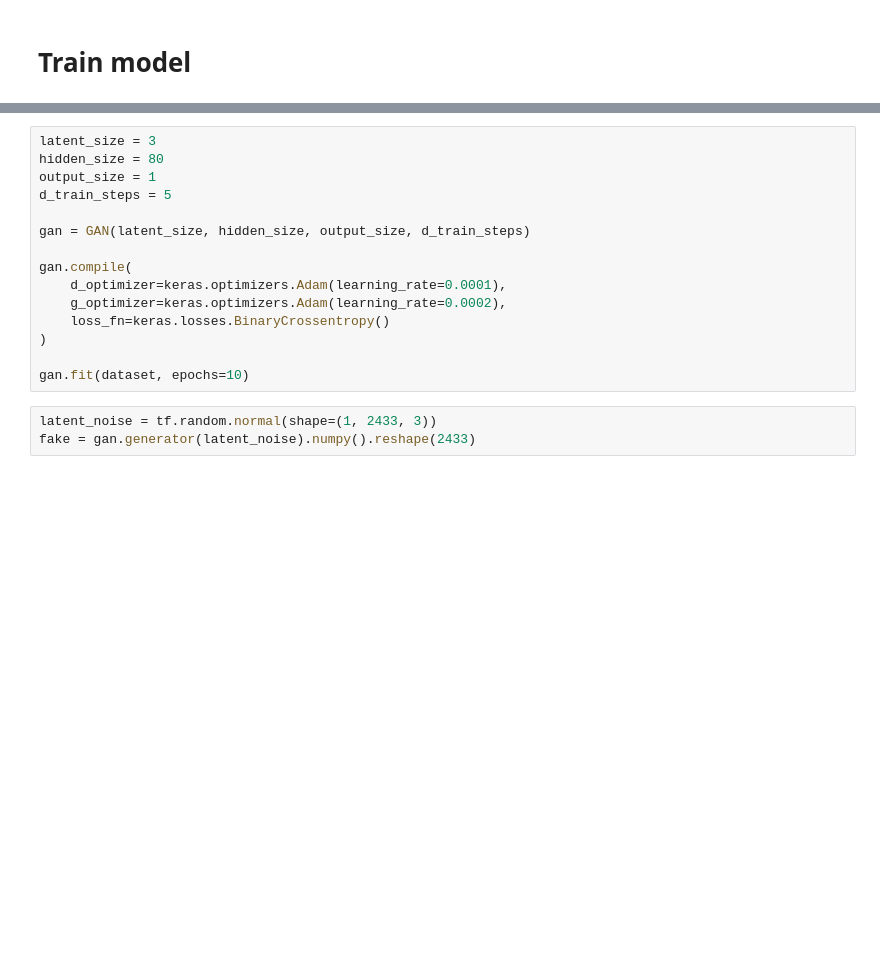
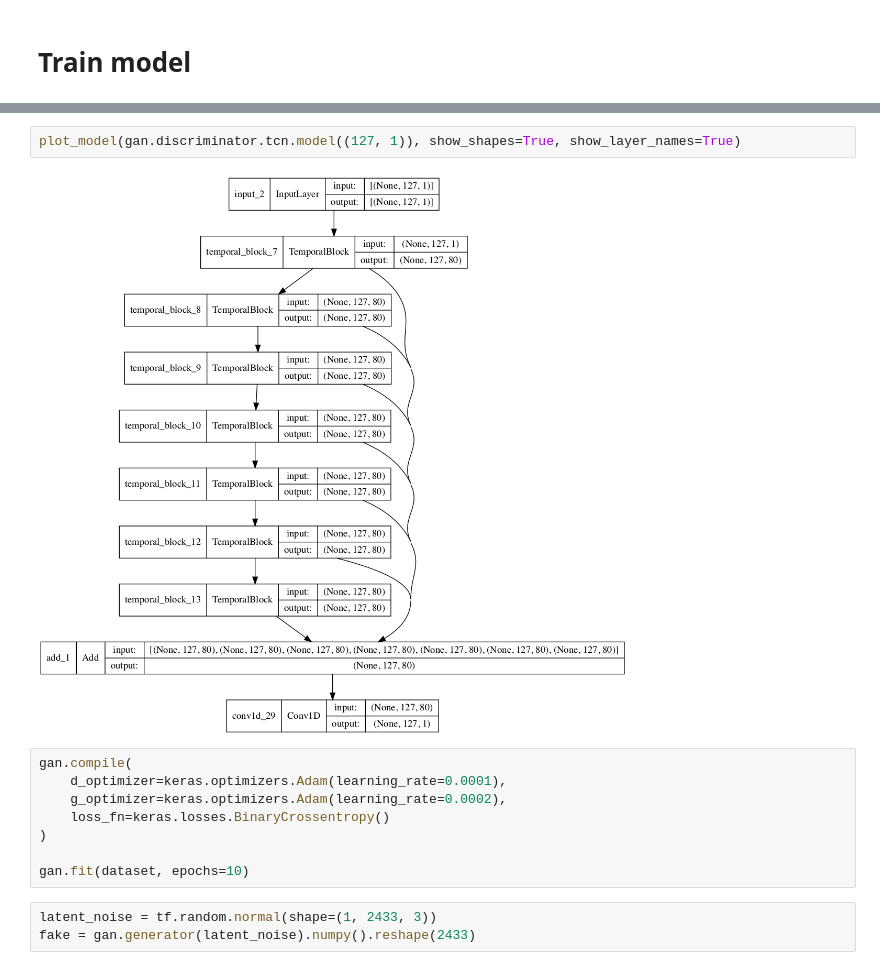
Before and after one commit to Vekkt/ml4f_project, a Jupyter notebook: src/QuantGAN.ipynb, the cells around one changed output, grey strips where cells are left out. Saved outputs shown, nothing was run; the diff lists cells and outputs as text; blank space fills up the shorter version.

```diff
--- a/src/QuantGAN.ipynb
+++ b/src/QuantGAN.ipynb
@@ -100,11 +133,8 @@ dataset = tf.data.Dataset.from_tensor_slices(data).batch(batch_size)
+# %%
+plot_model(gan.discriminator.tcn.model((127, 1)), show_shapes=True, show_layer_names=True)
+# %% [output]
+[figure, added]
 # %%
-latent_size = 3
-hidden_size = 80
-output_size = 1
-d_train_steps = 5
-
-gan = GAN(latent_size, hidden_size, output_size, d_train_steps)
-
 gan.compile(
     d_optimizer=keras.optimizers.Adam(learning_rate=0.0001),
     g_optimizer=keras.optimizers.Adam(learning_rate=0.0002),
```
Also changed, not shown: parts of 6 cells of this notebook, 1 other file.
